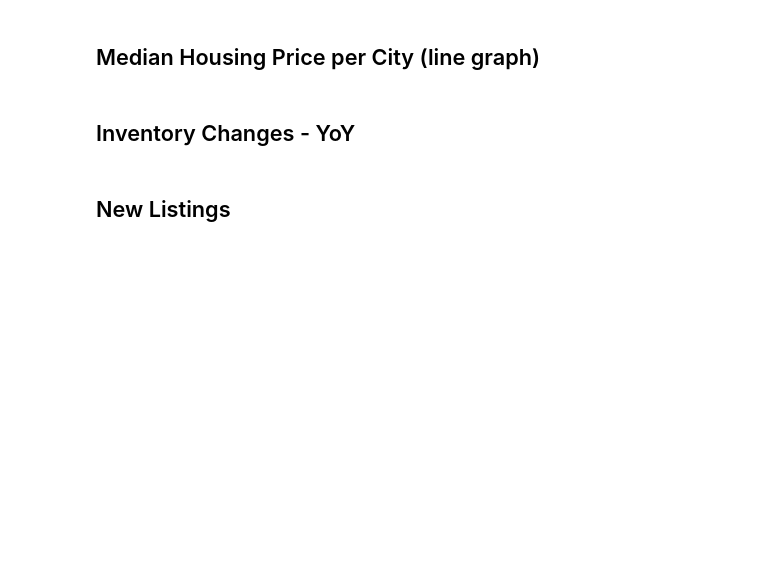
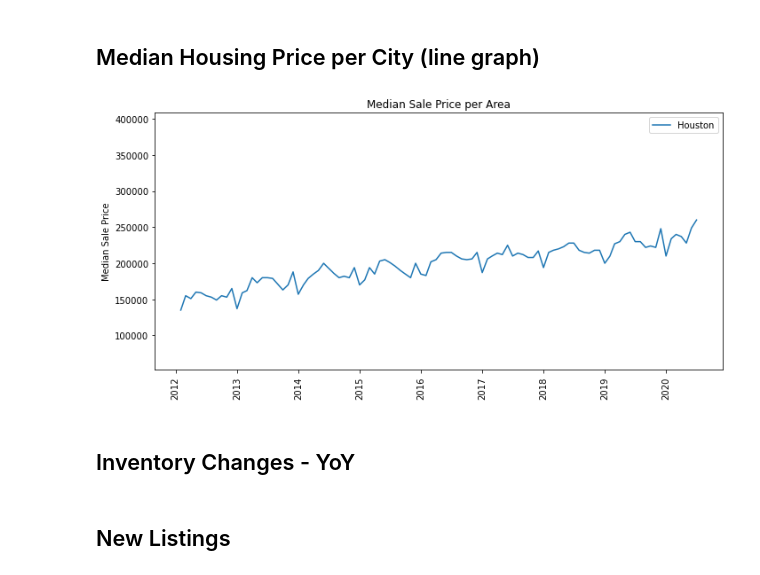
Before and after one commit to andresocorro/project_1, a Jupyter notebook: src_files/HousintMarket.ipynb, the cells around one changed output. Saved outputs shown, nothing was run; the diff lists cells and outputs as text; code cells hidden in the pictures; blank space fills up the shorter version.

Commit message:
started on graphs for housing data

```diff
--- a/src_files/HousintMarket.ipynb
+++ b/src_files/HousintMarket.ipynb
@@ -46,0 +62,6 @@ housing_df
+# %%
+housing_df["Month of Period End"] = pd.to_datetime(housing_df["Month of Period End"],format='%B %Y')
+
+# grouped__housing_df = housing_df.groupby("Region")
+housing_df = housing_df.sort_values(by="Month of Period End")
+housing_df.head()
@@ -47,5 +76,21 @@ housing_df
 # %% [markdown]
 ## Median Housing Price per City (line  graph)
+# %%
+# grouped_housing_df = housing_df.groupby('Region')
+houston = housing_df.loc[housing_df["Region"] == "Houston, TX"]
+plt.figure(figsize = (10,5))
+plt.plot(houston["Month of Period End"],houston["Median Sale Price"], label="Houston")
+plt.ylim(min(housing_df["Median Sale Price"])*.95, max(housing_df["Median Sale Price"])*1.05)
+plt.xticks(rotation=90)
+plt.ylabel("Median Sale Price")
+plt.title("Median Sale Price per Area")
+plt.legend(loc="best")
+
+plt.tight_layout()
+# plt.figure(figsize = (10,5))
+# plt.plot(grouped_housing_df["Month of Period End"],grouped_housing_df["Median Sale Price"])
+# %% [output]
+[figure, added]
 # %% [markdown]
 ## Inventory Changes - YoY
 # %% [markdown]
```
Also changed, not shown: parts of 3 cells of this notebook.
